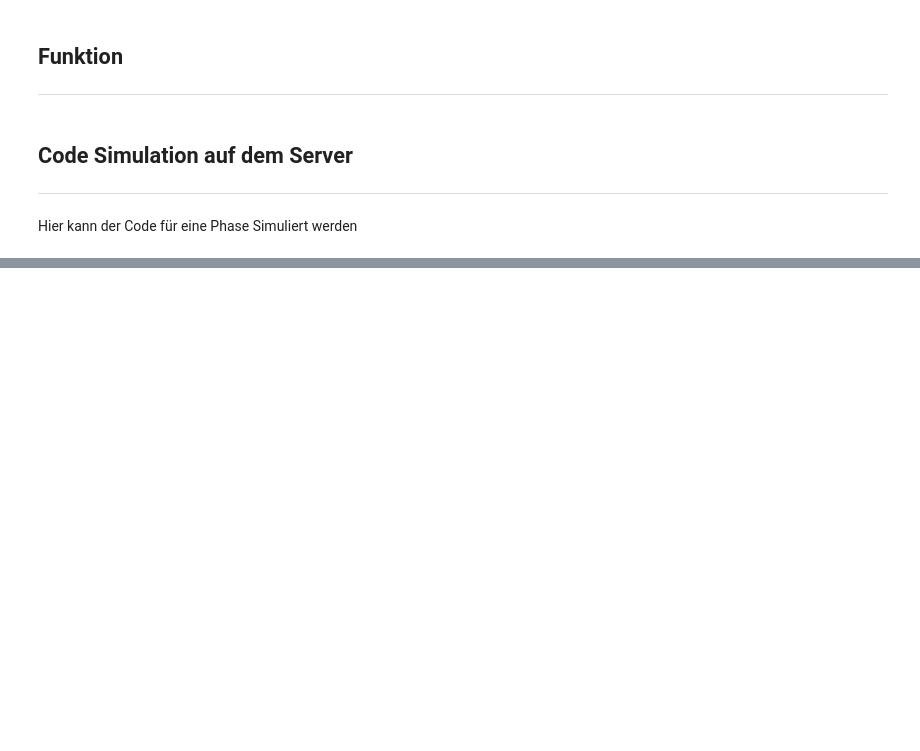
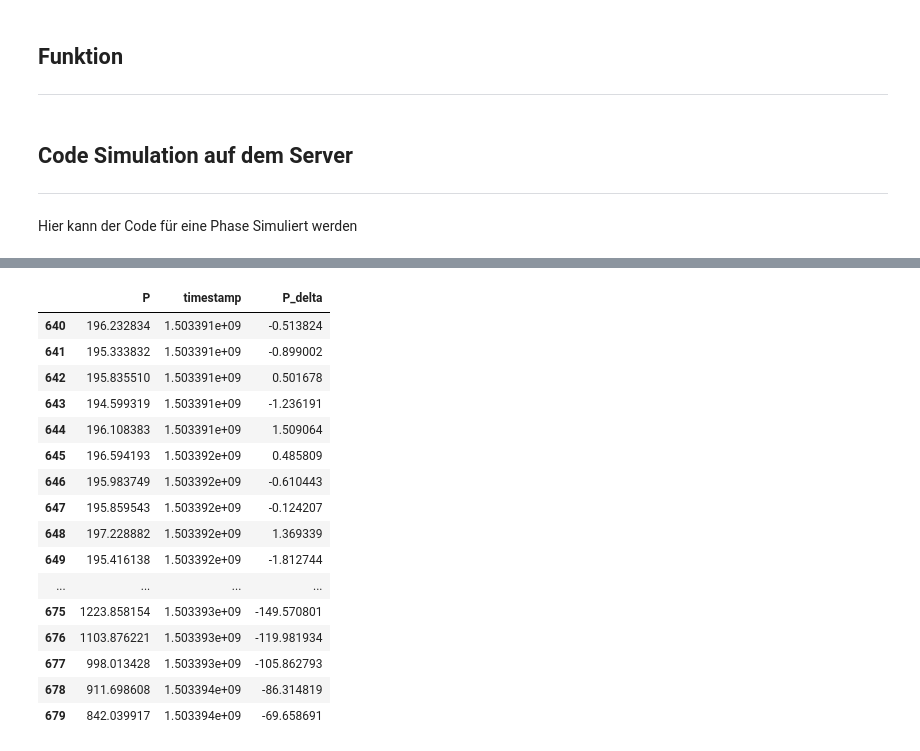
Before and after one commit to Snorrevombau/Transients_Classifier, a Jupyter notebook: HDF5 to ladevorgang_df.ipynb, the cells around one changed output, grey strips where cells are left out. Cells and saved outputs as stored; diff of their text form; code cells hidden in the pictures; blank space fills up the shorter version.

```diff
--- a/HDF5 to ladevorgang_df.ipynb
+++ b/HDF5 to ladevorgang_df.ipynb
@@ -268,0 +254,20 @@ pseudocode_df_1[790:795]
+# %%
+pseudocode_df_1[640:680]
+# %% [output]
+|  | P | timestamp | P_delta |
+| 640 | 196.232834 | 1.503391e+09 | -0.513824 |
+| 641 | 195.333832 | 1.503391e+09 | -0.899002 |
+| 642 | 195.835510 | 1.503391e+09 | 0.501678 |
+| 643 | 194.599319 | 1.503391e+09 | -1.236191 |
+| 644 | 196.108383 | 1.503391e+09 | 1.509064 |
+| 645 | 196.594193 | 1.503392e+09 | 0.485809 |
+| 646 | 195.983749 | 1.503392e+09 | -0.610443 |
+| 647 | 195.859543 | 1.503392e+09 | -0.124207 |
+| 648 | 197.228882 | 1.503392e+09 | 1.369339 |
+| 649 | 195.416138 | 1.503392e+09 | -1.812744 |
+| ... | ... | ... | ... |
+| 675 | 1223.858154 | 1.503393e+09 | -149.570801 |
+| 676 | 1103.876221 | 1.503393e+09 | -119.981934 |
+| 677 | 998.013428 | 1.503393e+09 | -105.862793 |
+| 678 | 911.698608 | 1.503394e+09 | -86.314819 |
+| 679 | 842.039917 | 1.503394e+09 | -69.658691 |
```
Also changed, not shown: parts of 6 cells of this notebook.
